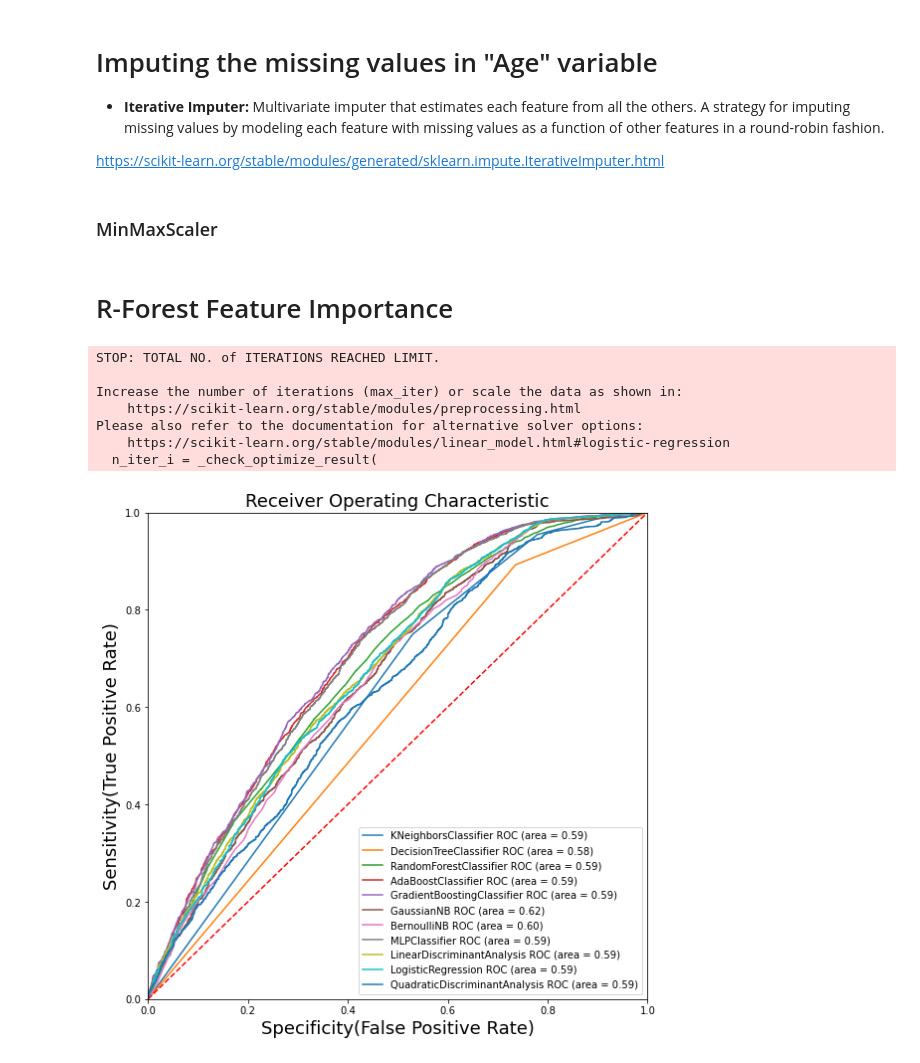
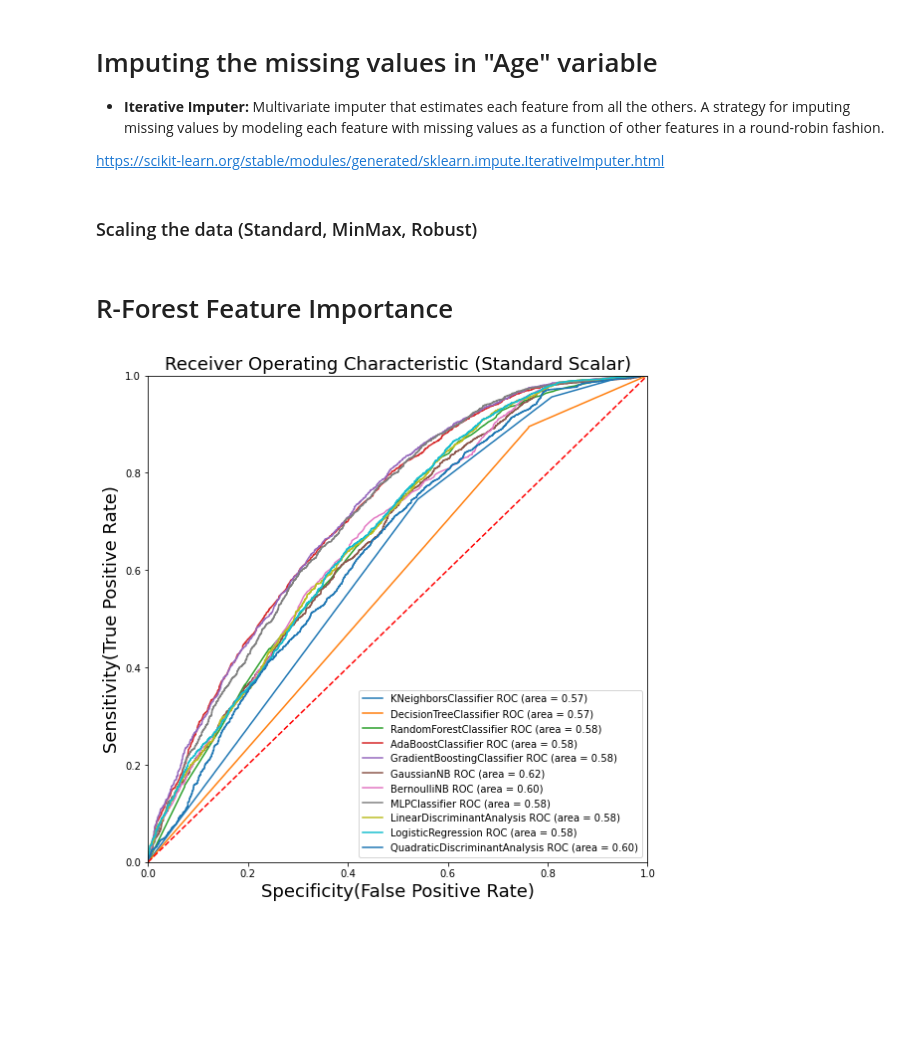
Before and after one commit to sfreagin/ADS_500B_project, a Jupyter notebook: group_project/ROC_curve.ipynb, the cells around one changed output. Drawn from its saved outputs; the diff is of its cells as text; code cells hidden in the pictures; blank space fills up the shorter version.

```diff
--- a/group_project/ROC_curve.ipynb
+++ b/group_project/ROC_curve.ipynb
@@ -98,19 +98,20 @@ imp = IterativeImputer(max_iter=10, verbose=0) # values passed are defaults, but
 imp.fit(bank_main_df)
 imputed_df = imp.transform(bank_main_df)
 imputed_df = pd.DataFrame(imputed_df, columns=bank_main_df.columns)
-# %% [markdown]
-### MinMaxScaler
+# %% [markdown]
+### Scaling the data (Standard, MinMax, Robust)
 # %%
 # StandardScaler, MinMaxScaler, RobustScaler
 #scaler = RobustScaler()
-#X_scaled = scaler.fit_transform(imputed_df)
+#scaler = MinMaxScaler()
+#scaler = StandardScaler()
 
 X = imputed_df.drop(columns='deposit')
 y = imputed_df['deposit']
 
 X_train, X_test, y_train, y_test = train_test_split(X,y,test_size=0.3, shuffle=True)
 
-scaler = MinMaxScaler()
+scaler = StandardScaler()
 X_train = scaler.fit_transform(X_train)
 X_test = scaler.transform(X_test)
 # %% [markdown]
@@ -157,39 +158,32 @@ models = [
     {
     'label': 'LogisticRegression',
     'model': LogisticRegression(),
 },
     {
     'label': 'QuadraticDiscriminantAnalysis',
     'model': QuadraticDiscriminantAnalysis(),
 }
 ]
 
 # Below for loop iterates through your models list
 for m in models:
     model = m['model'] # select the model
     model.fit(X_train, y_train) # train the model
     y_pred=model.predict(X_test) # predict the test data
 # Compute False postive rate, and True positive rate
     fpr, tpr, thresholds = metrics.roc_curve(y_test, model.predict_proba(X_test)[:,1])
 # Calculate Area under the curve to display on the plot
     auc = metrics.roc_auc_score(y_test,model.predict(X_test))
 # Now, plot the computed values
     plt.plot(fpr, tpr, label='%s ROC (area = %0.2f)' % (m['label'], auc))
 # Custom settings for the plot
 plt.plot([0, 1], [0, 1],'r--')
 plt.xlim([0.0, 1.0])
 plt.ylim([0.0, 1.0])
 plt.xlabel('Specificity(False Positive Rate)', fontsize=18)
 plt.ylabel('Sensitivity(True Positive Rate)', fontsize=18)
-plt.title('Receiver Operating Characteristic', fontsize=18)
+plt.title('Receiver Operating Characteristic (Standard Scalar)', fontsize=18)
 plt.legend(loc="lower right")
 plt.show()   # Display
 # %% [output]
-STOP: TOTAL NO. of ITERATIONS REACHED LIMIT.
-
-Increase the number of iterations (max_iter) or scale the data as shown in:
-    https://scikit-learn.org/stable/modules/preprocessing.html
-Please also refer to the documentation for alternative solver options:
-    https://scikit-learn.org/stable/modules/linear_model.html#logistic-regression
-  n_iter_i = _check_optimize_result(
-[figure, old version]
+[figure, new version]
```
Also changed, not shown: 7 other files.
